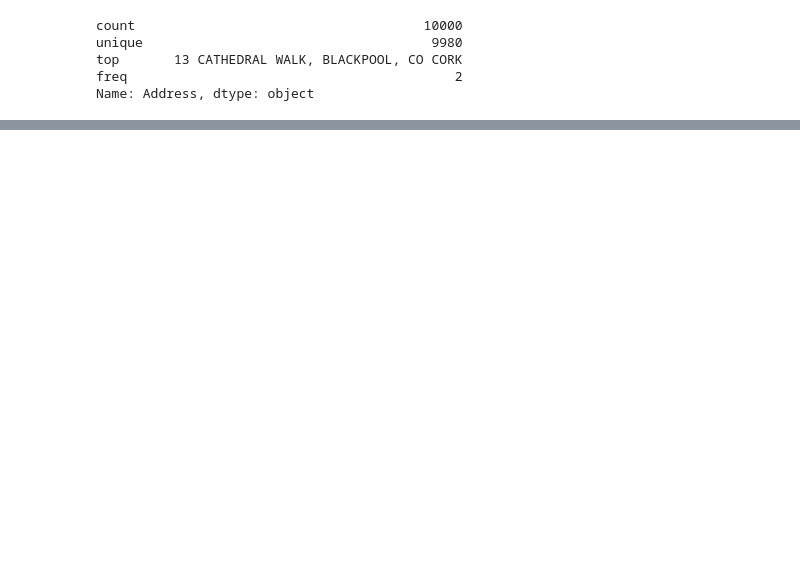
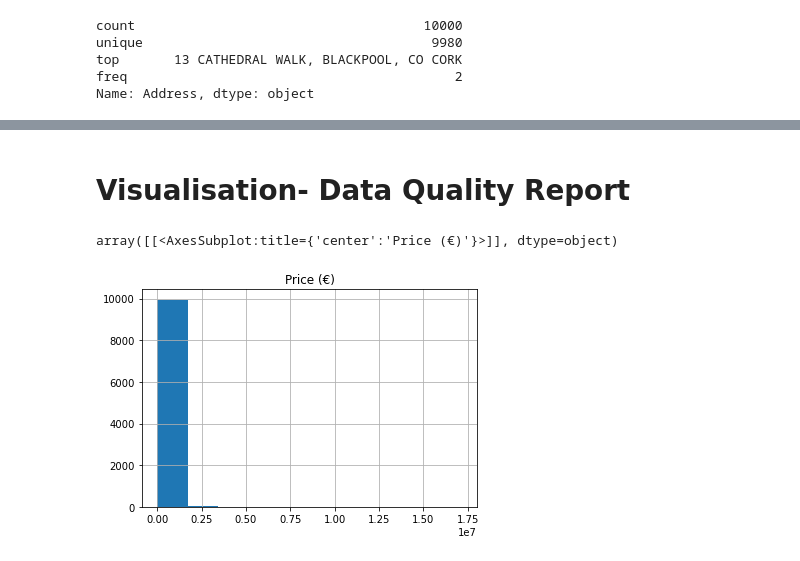
Before and after one commit to Gus1616/Data_analytics_homework1, a Jupyter notebook: Boothman_Gus_17350796_COMP47350_Homework1.ipynb, the cells around one changed output, grey strips where cells are left out. Drawn from its saved outputs; the diff is of its cells as text; code cells hidden in the pictures; blank space fills up the shorter version.

```diff
--- a/Boothman_Gus_17350796_COMP47350_Homework1.ipynb
+++ b/Boothman_Gus_17350796_COMP47350_Homework1.ipynb
@@ -231,0 +467,7 @@ Name: Address, dtype: object
+# %% [markdown]
+# Visualisation- Data Quality Report
+# %%
+df[numeric_columns].hist()
+# %% [output]
+array([[<AxesSubplot:title={'center':'Price (€)'}>]], dtype=object)
+[figure, added]
```
Also changed, not shown: parts of 36 cells of this notebook, 7 other files.
